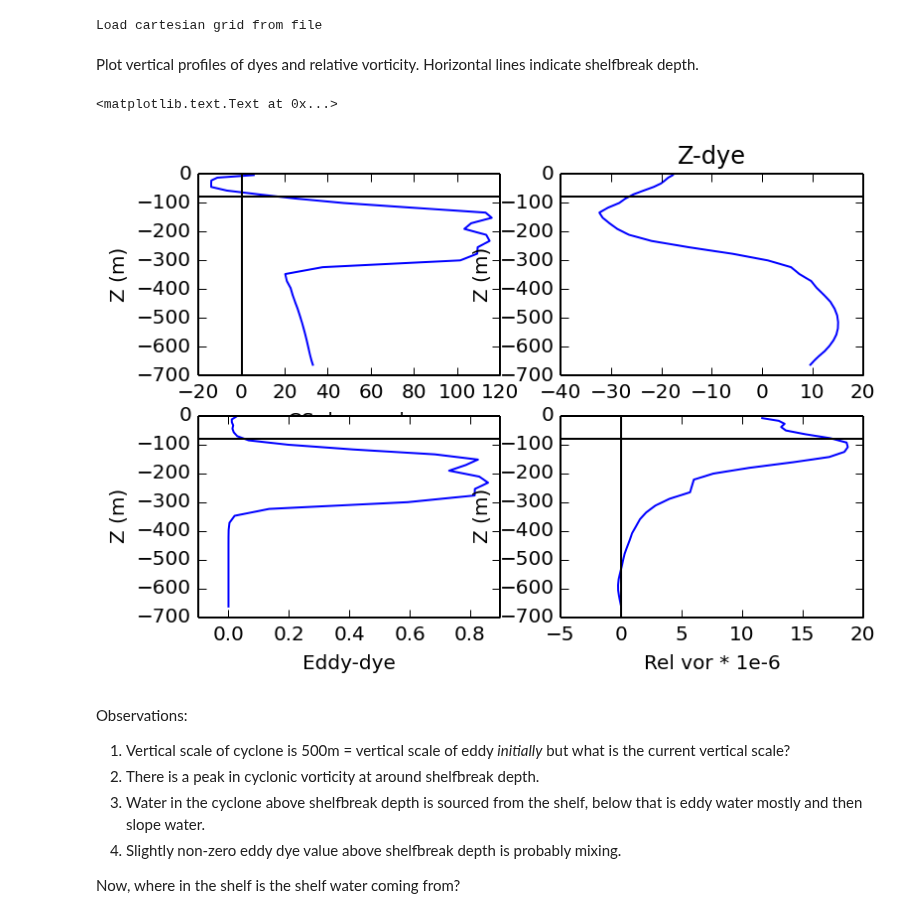
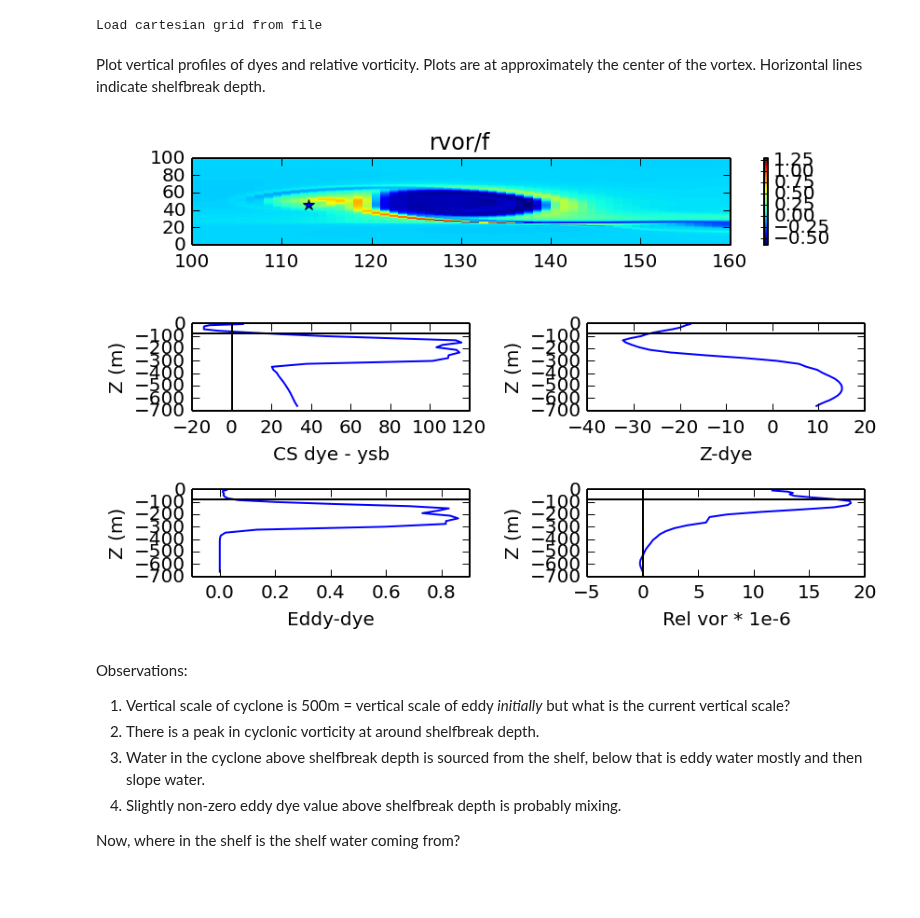
Before and after one commit to dcherian/eddyshelf, a Jupyter notebook: streamer-cyclone.ipynb, the cells around one changed output. Cells and saved outputs as stored; diff of their text form; code cells hidden in the pictures; blank space fills up the shorter version.

Commit message:
updates to cyclone plots

```diff
--- a/streamer-cyclone.ipynb
+++ b/streamer-cyclone.ipynb
@@ -37,12 +37,18 @@ csdname = 'dye_01'; eddname = 'dye_03'; zdname = 'dye_02';
 csdye = hisfile[csdname][it,:,iy,ix]
 eddye = hisfile[eddname][it,:,iy,ix]
 zdye  = hisfile[zdname][it,:,iy,ix]
+f     = hisfile['f']
 
 csini = hisfile[csdname][1,:,iy,ix]
 edini = hisfile[eddname][1,:,iy,ix]
 zini  = hisfile[zdname][1,:,iy,ix]
 
+favg = (f[0:-1,:] + f[1:,:])/2
+favg = (favg[:,0:-1] + favg[:,1:])/2
+
 rvor = vorfile['rv'][it,:,iy-1,ix-1]
+
+rvorxy = vorfile['rv'][it,-1,:,:]
 zvor = vorfile['z_pv'][:,iy-1,ix-1]
 
 dcsd = csdye - xsb;
@@ -54,36 +60,48 @@ zvec = zr[:,iy,ix]
 # %% [output]
 Load cartesian grid from file
 # %% [markdown]
-Plot vertical profiles of dyes and relative vorticity. Horizontal lines indicate shelfbreak depth.
+Plot vertical profiles of dyes and relative vorticity. Plots are at approximately the center of the vortex. Horizontal lines indicate shelfbreak depth.
 # %%
-plt.subplot(2,2,1)
+rvnorm = rvorxy/favg
+
+plt.subplot(3,2,(1,2))
+plt.pcolor(rvnorm)
+plt.autoscale(True,tight=True)
+plt.colorbar()
+plt.plot(ix-1,iy-1,'b*',hold=True)
+plt.xlim(100,160)
+plt.ylim(0,100)
+plt.title('rvor/f')
+
+plt.subplot(3,2,3)
 plt.plot(dcsd/1000,zvec)
 plt.axvline(0, color='k')
 plt.axhline(-hsb, color='k')
 plt.ylabel('Z (m)')
 plt.xlabel('CS dye - ysb')
 
-plt.subplot(2,2,2)
+plt.subplot(3,2,4)
 plt.plot(dzd,zvec)
 plt.axhline(-hsb, color='k')
 plt.ylabel('Z (m)')
-plt.title('Z-dye')
+plt.xlabel('Z-dye')
 
-plt.subplot(2,2,3)
+plt.subplot(3,2,5)
 plt.plot(ded,zvec)
 plt.axhline(-hsb, color='k')
 plt.ylabel('Z (m)')
 plt.xlabel('Eddy-dye')
 
-plt.subplot(2,2,4)
+plt.subplot(3,2,6)
 plt.plot(rvor*1e6,zvor)
 plt.axhline(-hsb, color='k')
 plt.axvline(0, color='k')
 plt.ylabel('Z (m)')
 plt.xlabel('Rel vor * 1e-6')
+
+plt.tight_layout()
 # %% [output]
-<matplotlib.text.Text at 0x...>
-[figure, old version]
+[figure, new version]
 # %% [markdown]
 Observations:
 
```
